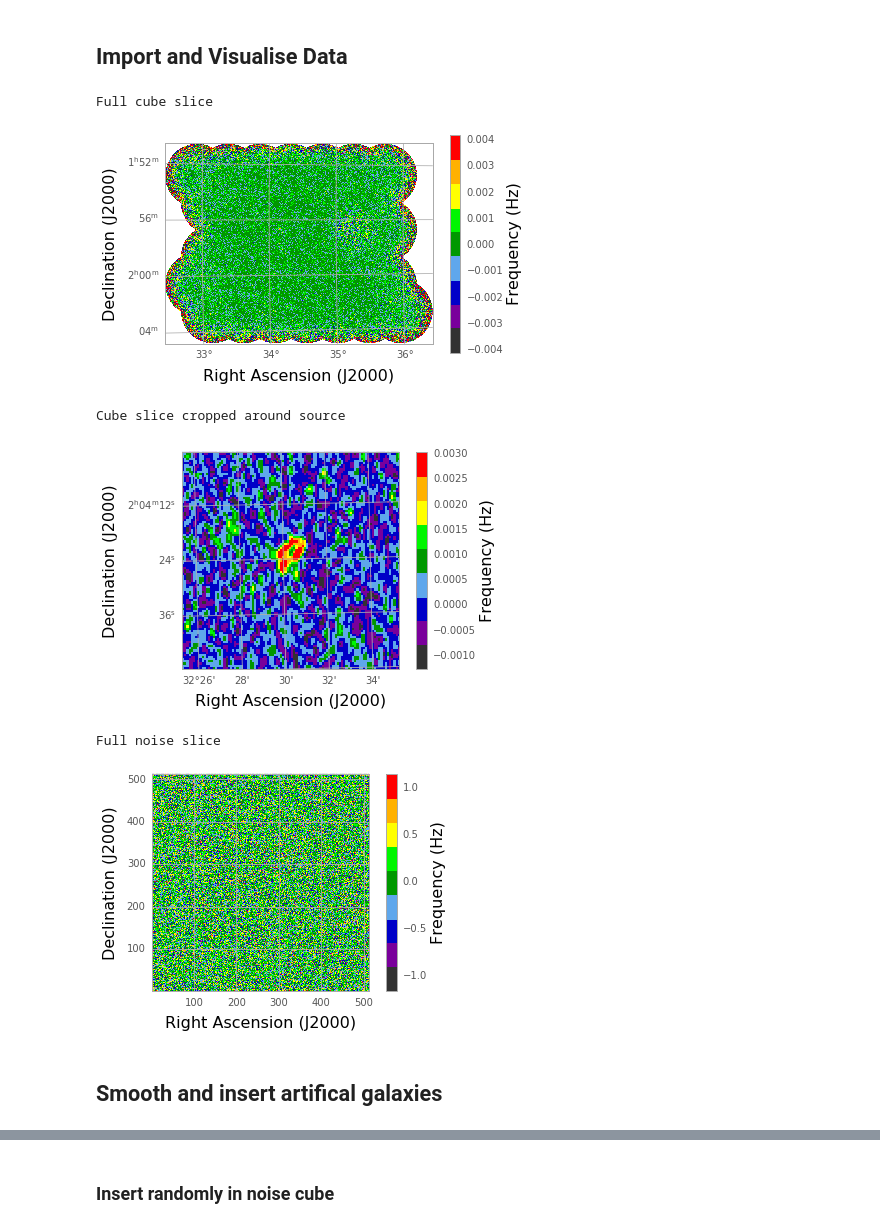
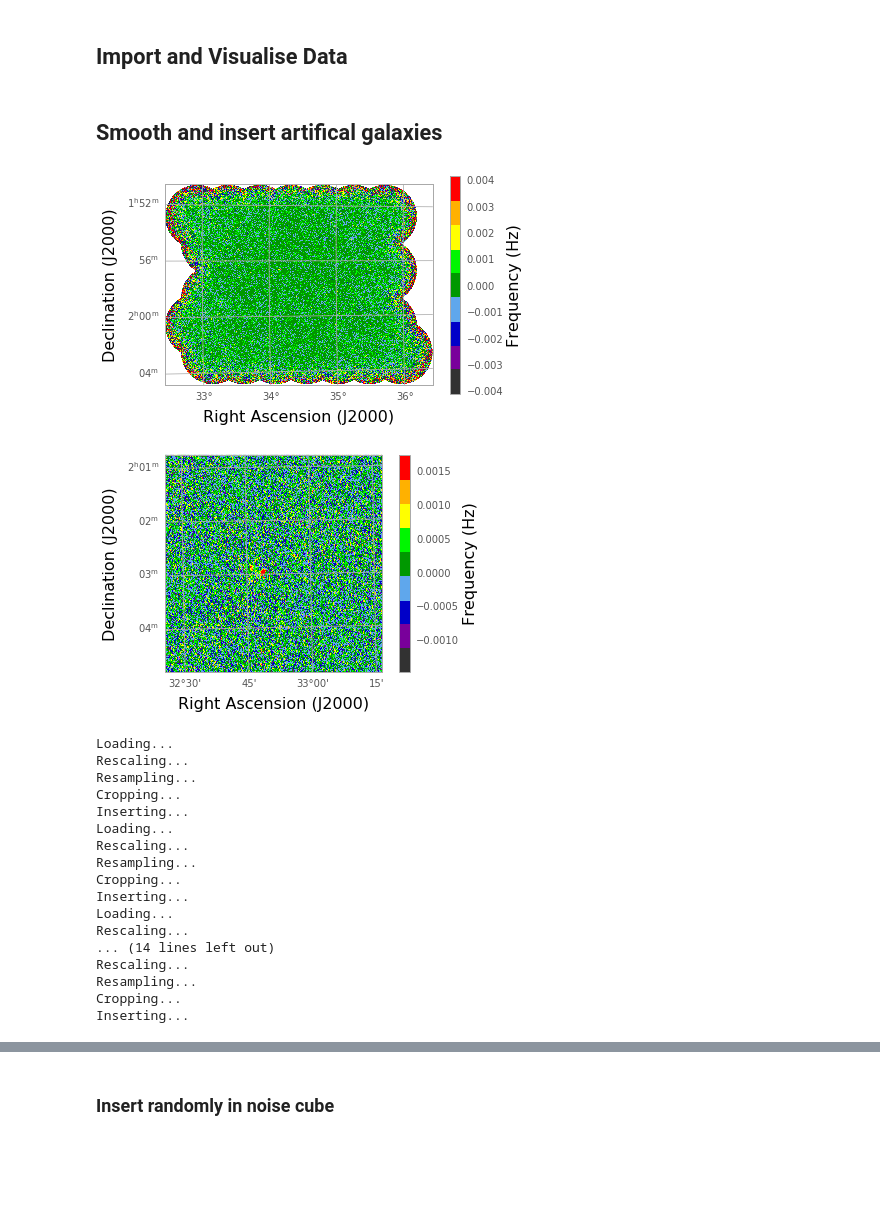
Before and after one commit to Jbarkai/HISourceFinder, a Jupyter notebook: Practice methods.ipynb, the cells around one changed output, grey strips where cells are left out. Saved outputs shown, nothing was run; the diff lists cells and outputs as text; code cells hidden in the pictures; blank space fills up the shorter version.

```diff
--- a/Practice methods.ipynb
+++ b/Practice methods.ipynb
@@ -99,17 +116,2 @@ noise_data.close()
-# %%
-print("Full cube slice")
-plot_cube(cube_data, wcs, 470)
-source_cube = cube_data[:, 980:1080, 980:1080]
-print("Cube slice cropped around source")
-plot_cube(source_cube, wcs, 470)
-print("Full noise slice")
-plot_cube(noise_cube_data, noise_wcs, 50, sliced=False)
-# %% [output]
-Full cube slice
-[figure, removed]
-Cube slice cropped around source
-[figure, removed]
-Full noise slice
-[figure, removed]
 # %% [markdown]
 ## Smooth and insert artifical galaxies
@@ -153,0 +118,43 @@ def insert_gal(convolved_image, subcube, empty_cube):
+# %%
+hi_data = fits.open('data/1245mosC.derip.fits')
+cube_data = hi_data[0].data
+wcs = WCS(hi_data[0].header)
+hi_data.close()
+plot_cube(cube_data, wcs, slice_i=471, sliced=True)
+subcube = cube_data[:, 800:1312, 800:1312]
+plot_cube(subcube, wcs, slice_i=471, sliced=True)
+dim = subcube.shape[1:]
+empty_cube = np.zeros(subcube.shape)
+# %% [output]
+[figure, added]
+[figure, added]
+# %%
+# dup_cube = subcube.copy()
+empty_cube = np.zeros(subcube.shape)
+dim = subcube.shape[1:]
+for filename in listdir('data/mock_gals'):
+    gal_wcs, gal_cube_data, header = load_gal('data/mock_gals/' + filename)
+    # Subcube (need to make this dependent on galaxy size)
+    # gal_subcube = gal_cube_data[90:110, 150:250, 150:250]
+    img_stack_sm = scale_gal(gal_cube_data, dim)
+    convolved_image = smooth_gal(img_stack_sm, header)
+    cropped = crop_gal(convolved_image)
+    subcube = insert_gal(cropped, subcube, empty_cube)
+# %% [output]
+Loading...
+Rescaling...
+Resampling...
+Cropping...
+Inserting...
+Loading...
+Rescaling...
+Resampling...
+Cropping...
+Inserting...
+Loading...
+Rescaling...
+... (14 lines left out)
+Rescaling...
+Resampling...
+Cropping...
+Inserting...
```
Also changed, not shown: parts of 16 cells of this notebook, 4 other files.
